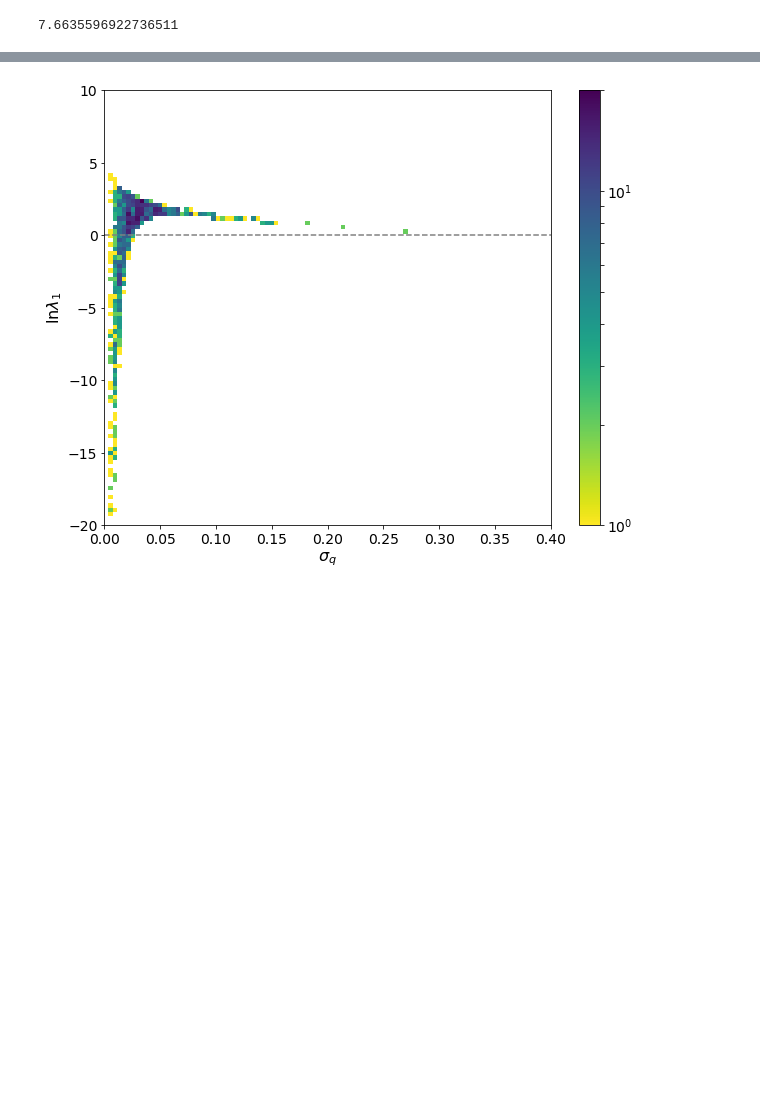
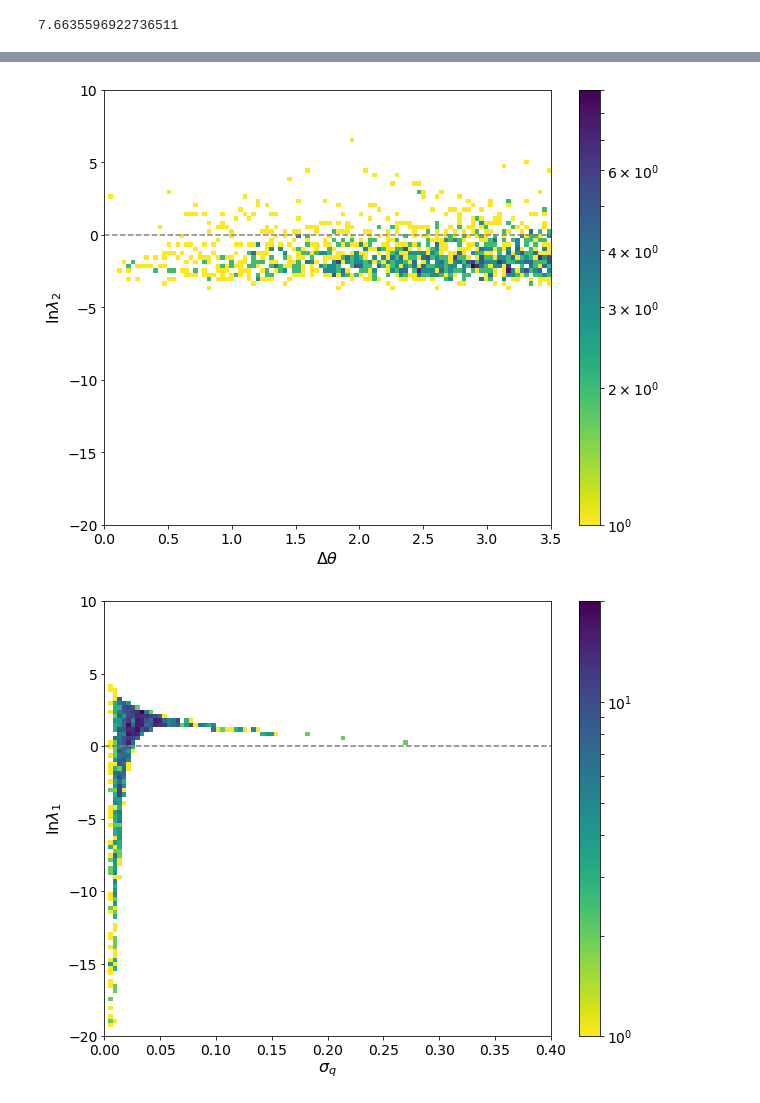
Before and after one commit to hayalaso/Analyses_AMON, a Jupyter notebook: HAWC_IC/multi_correlation_analysis.ipynb, the cells around one changed output, grey strips where cells are left out. Saved outputs shown, nothing was run; the diff lists cells and outputs as text; code cells hidden in the pictures; blank space fills up the shorter version.

```diff
--- a/HAWC_IC/multi_correlation_analysis.ipynb
+++ b/HAWC_IC/multi_correlation_analysis.ipynb
@@ -324,3 +317,14 @@ savefig("/Users/hugo/AMON/Technical_Notes/IC-HAWC_Analysis/T1vsTheta.pdf")
+# %%
+from matplotlib.colors import LogNorm
+rcParams['figure.figsize'] = (10, 8)
+hist2d(df_result.SpcAng,df_result.T2,bins=100,cmap='viridis_r',norm=LogNorm(),range=[(0,3.5),(-20,10)])
+colorbar()
+xlabel(r"$\Delta \theta$",fontsize=16)
+ylabel(r'$\ln \lambda_2$',fontsize=16)
+hlines(0,0,3.5,linestyles='--',colors='gray')
+savefig("/Users/hugo/AMON/Technical_Notes/IC-HAWC_Analysis/T2vsTheta.pdf")
+# %% [output]
+[figure, added]
 # %%
 rcParams['figure.figsize'] = (10, 8)
 from matplotlib.colors import LogNorm
```
Also changed, not shown: parts of 16 cells of this notebook.
